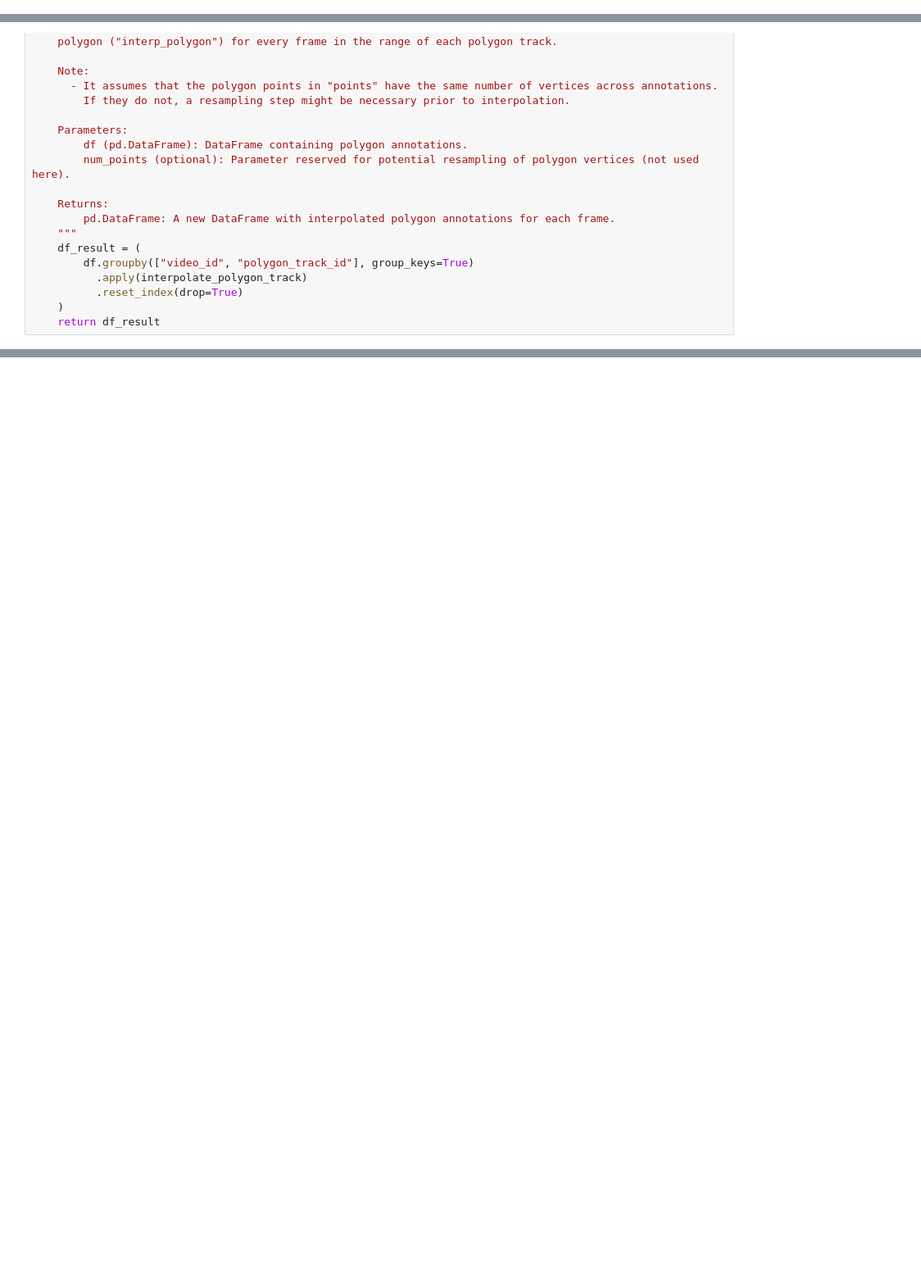
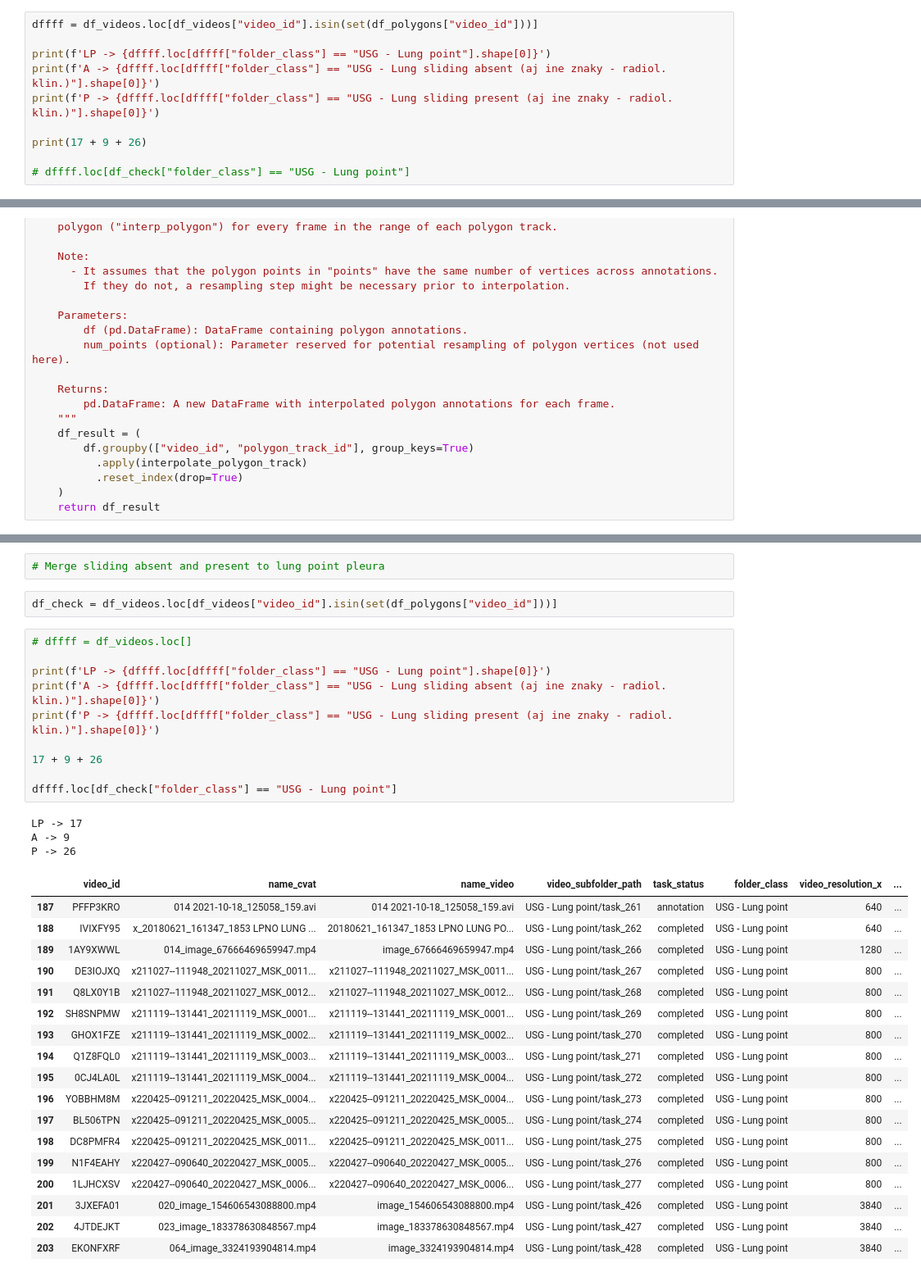
Before and after one commit to servoNoDev/CVAT-USG-Lungpoint-video-processing, a Jupyter notebook: 1_load_and_fiter_videos.ipynb, the cells around one changed output, grey strips where cells are left out. Shown at 82% size. Drawn from its saved outputs; the diff is of its cells as text; blank space fills up the shorter version.

```diff
--- a/1_load_and_fiter_videos.ipynb
+++ b/1_load_and_fiter_videos.ipynb
@@ -155,0 +181,10 @@ Dataset include 2658 polygons.
+# %%
+dffff = df_videos.loc[df_videos["video_id"].isin(set(df_polygons["video_id"]))]
+
+print(f'LP -> {dffff.loc[dffff["folder_class"] == "USG - Lung point"].shape[0]}')
+print(f'A -> {dffff.loc[dffff["folder_class"] == "USG - Lung sliding absent (aj ine znaky - radiol. klin.)"].shape[0]}')
+print(f'P -> {dffff.loc[dffff["folder_class"] == "USG - Lung sliding present (aj ine znaky - radiol. klin.)"].shape[0]}')
+
+print(17 + 9 + 26)
+
+# dffff.loc[df_check["folder_class"] == "USG - Lung point"]
@@ -489,0 +530,36 @@ Polygons count before interpolation -> 21237
+# %%
+# Merge sliding absent and present to lung point pleura
+# %%
+df_check = df_videos.loc[df_videos["video_id"].isin(set(df_polygons["video_id"]))]
+# %%
+# dffff = df_videos.loc[]
+
+print(f'LP -> {dffff.loc[dffff["folder_class"] == "USG - Lung point"].shape[0]}')
+print(f'A -> {dffff.loc[dffff["folder_class"] == "USG - Lung sliding absent (aj ine znaky - radiol. klin.)"].shape[0]}')
+print(f'P -> {dffff.loc[dffff["folder_class"] == "USG - Lung sliding present (aj ine znaky - radiol. klin.)"].shape[0]}')
+
+17 + 9 + 26
+
+dffff.loc[df_check["folder_class"] == "USG - Lung point"]
+# %% [output]
+LP -> 17
+A -> 9
+P -> 26
+|  | video_id | name_cvat | name_video | video_subfolder_path | task_status | folder_class | video_resolution_x | ... |
+| 187 | PFFP3KRO | 014 2021-10-18_125058_159.avi | 014 2021-10-18_125058_159.avi | USG - Lung point/task_261 | annotation | USG - Lung point | 640 | ... |
+| 188 | IVIXFY95 | x_20180621_161347_1853 LPNO LUNG ... | 20180621_161347_1853 LPNO LUNG PO... | USG - Lung point/task_262 | completed | USG - Lung point | 640 | ... |
+| 189 | 1AY9XWWL | 014_image_67666469659947.mp4 | image_67666469659947.mp4 | USG - Lung point/task_266 | completed | USG - Lung point | 1280 | ... |
+| 190 | DE3IOJXQ | x211027--111948_20211027_MSK_0011... | x211027--111948_20211027_MSK_0011... | USG - Lung point/task_267 | completed | USG - Lung point | 800 | ... |
+| 191 | Q8LX0Y1B | x211027--111948_20211027_MSK_0012... | x211027--111948_20211027_MSK_0012... | USG - Lung point/task_268 | completed | USG - Lung point | 800 | ... |
+| 192 | SH8SNPMW | x211119--131441_20211119_MSK_0001... | x211119--131441_20211119_MSK_0001... | USG - Lung point/task_269 | completed | USG - Lung point | 800 | ... |
+| 193 | GHOX1FZE | x211119--131441_20211119_MSK_0002... | x211119--131441_20211119_MSK_0002... | USG - Lung point/task_270 | completed | USG - Lung point | 800 | ... |
+| 194 | Q1Z8FQL0 | x211119--131441_20211119_MSK_0003... | x211119--131441_20211119_MSK_0003... | USG - Lung point/task_271 | completed | USG - Lung point | 800 | ... |
+| 195 | 0CJ4LA0L | x211119--131441_20211119_MSK_0004... | x211119--131441_20211119_MSK_0004... | USG - Lung point/task_272 | completed | USG - Lung point | 800 | ... |
+| 196 | YOBBHM8M | x220425--091211_20220425_MSK_0004... | x220425--091211_20220425_MSK_0004... | USG - Lung point/task_273 | completed | USG - Lung point | 800 | ... |
+| 197 | BL506TPN | x220425--091211_20220425_MSK_0005... | x220425--091211_20220425_MSK_0005... | USG - Lung point/task_274 | completed | USG - Lung point | 800 | ... |
+| 198 | DC8PMFR4 | x220425--091211_20220425_MSK_0011... | x220425--091211_20220425_MSK_0011... | USG - Lung point/task_275 | completed | USG - Lung point | 800 | ... |
+| 199 | N1F4EAHY | x220427--090640_20220427_MSK_0005... | x220427--090640_20220427_MSK_0005... | USG - Lung point/task_276 | completed | USG - Lung point | 800 | ... |
+| 200 | 1LJHCXSV | x220427--090640_20220427_MSK_0006... | x220427--090640_20220427_MSK_0006... | USG - Lung point/task_277 | completed | USG - Lung point | 800 | ... |
+| 201 | 3JXEFA01 | 020_image_154606543088800.mp4 | image_154606543088800.mp4 | USG - Lung point/task_426 | completed | USG - Lung point | 3840 | ... |
+| 202 | 4JTDEJKT | 023_image_183378630848567.mp4 | image_183378630848567.mp4 | USG - Lung point/task_427 | completed | USG - Lung point | 3840 | ... |
+| 203 | EKONFXRF | 064_image_3324193904814.mp4 | image_3324193904814.mp4 | USG - Lung point/task_428 | completed | USG - Lung point | 3840 | ... |
```
Also changed, not shown: parts of 6 cells of this notebook.
